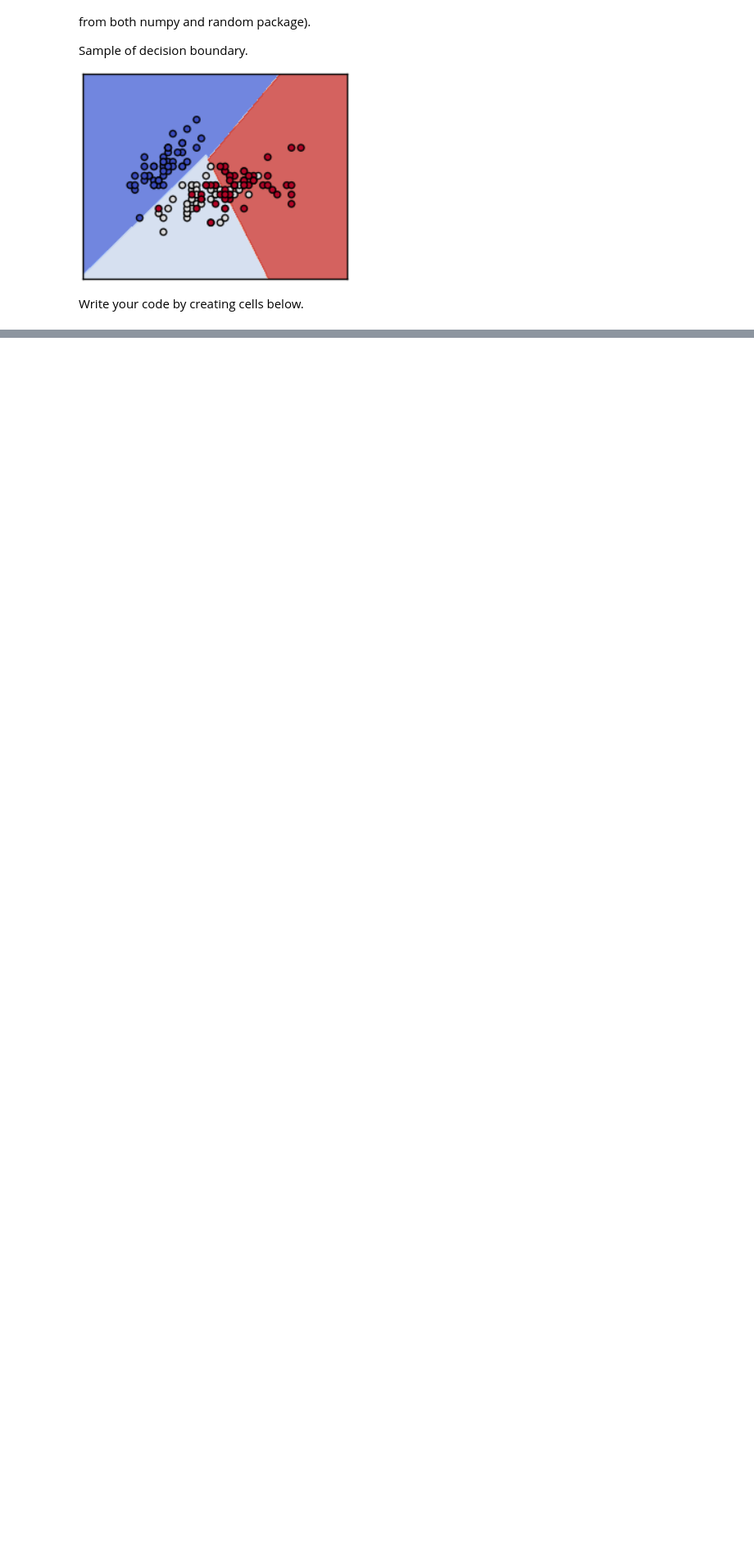
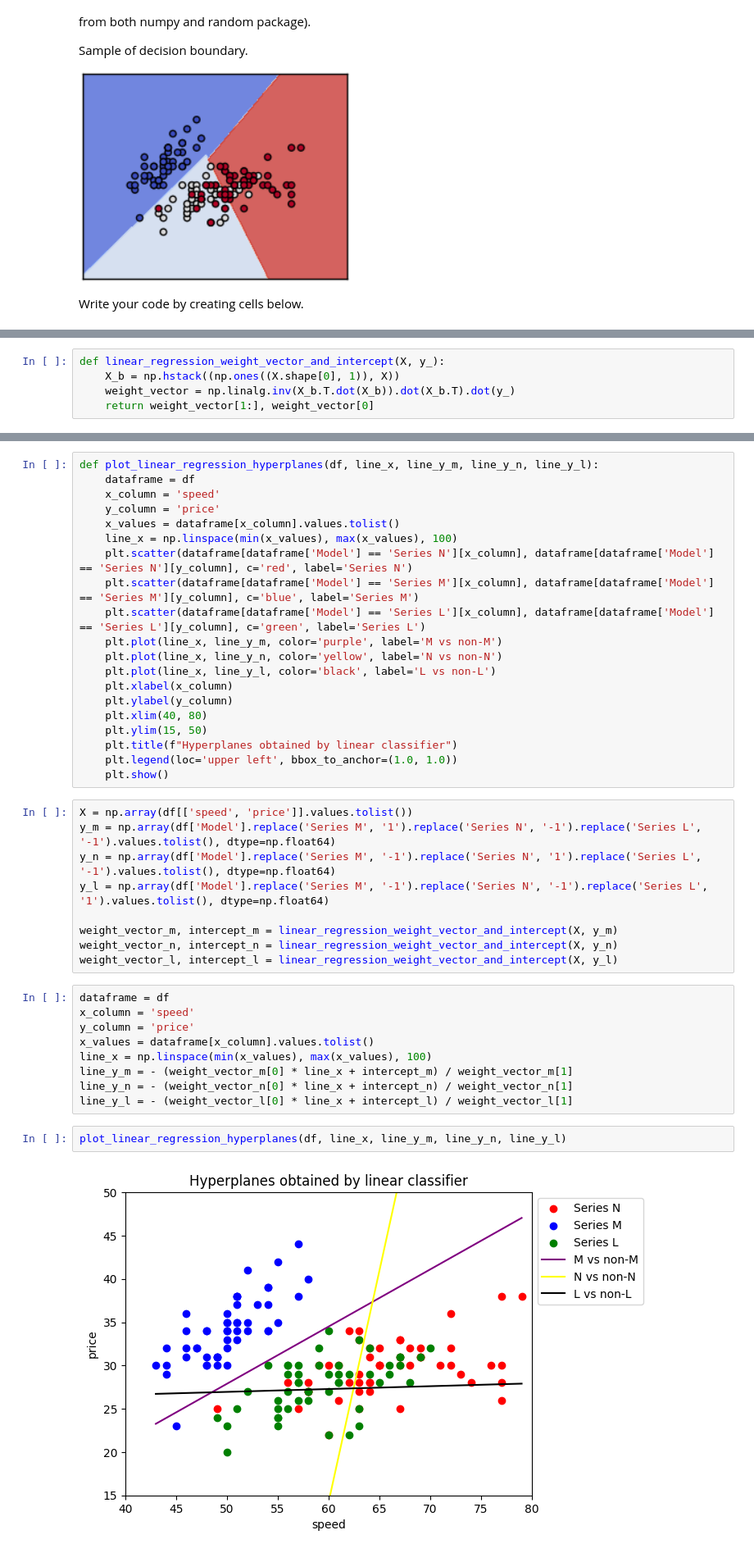
Before and after one commit to Aditya-Y-29/ML-Assignments, a Jupyter notebook: Assignment-2/ML24_CS503_Lab2_Classification.ipynb, the cells around one changed output, grey strips where cells are left out. Shown at 82% size. Saved outputs shown, nothing was run; the diff lists cells and outputs as text; blank space fills up the shorter version.

```diff
--- a/Assignment-2/ML24_CS503_Lab2_Classification.ipynb
+++ b/Assignment-2/ML24_CS503_Lab2_Classification.ipynb
@@ -81,0 +130,5 @@ Write your code by creating cells below.
+# %%
+def linear_regression_weight_vector_and_intercept(X, y_):
+    X_b = np.hstack((np.ones((X.shape[0], 1)), X))
+    weight_vector = np.linalg.inv(X_b.T.dot(X_b)).dot(X_b.T).dot(y_)
+    return weight_vector[1:], weight_vector[0]
@@ -81,0 +139,42 @@ Write your code by creating cells below.
+# %%
+def plot_linear_regression_hyperplanes(df, line_x, line_y_m, line_y_n, line_y_l):
+    dataframe = df
+    x_column = 'speed'
+    y_column = 'price'
+    x_values = dataframe[x_column].values.tolist()
+    line_x = np.linspace(min(x_values), max(x_values), 100)
+    plt.scatter(dataframe[dataframe['Model'] == 'Series N'][x_column], dataframe[dataframe['Model'] == 'Series N'][y_column], c='red', label='Series N')
+    plt.scatter(dataframe[dataframe['Model'] == 'Series M'][x_column], dataframe[dataframe['Model'] == 'Series M'][y_column], c='blue', label='Series M')
+    plt.scatter(dataframe[dataframe['Model'] == 'Series L'][x_column], dataframe[dataframe['Model'] == 'Series L'][y_column], c='green', label='Series L')
+    plt.plot(line_x, line_y_m, color='purple', label='M vs non-M')
+    plt.plot(line_x, line_y_n, color='yellow', label='N vs non-N')
+    plt.plot(line_x, line_y_l, color='black', label='L vs non-L')
+    plt.xlabel(x_column)
+    plt.ylabel(y_column)
+    plt.xlim(40, 80)
+    plt.ylim(15, 50)
+    plt.title(f"Hyperplanes obtained by linear classifier")
+    plt.legend(loc='upper left', bbox_to_anchor=(1.0, 1.0))
+    plt.show()
+# %%
+X = np.array(df[['speed', 'price']].values.tolist())
+y_m = np.array(df['Model'].replace('Series M', '1').replace('Series N', '-1').replace('Series L', '-1').values.tolist(), dtype=np.float64)
+y_n = np.array(df['Model'].replace('Series M', '-1').replace('Series N', '1').replace('Series L', '-1').values.tolist(), dtype=np.float64)
+y_l = np.array(df['Model'].replace('Series M', '-1').replace('Series N', '-1').replace('Series L', '1').values.tolist(), dtype=np.float64)
+
+weight_vector_m, intercept_m = linear_regression_weight_vector_and_intercept(X, y_m)
+weight_vector_n, intercept_n = linear_regression_weight_vector_and_intercept(X, y_n)
+weight_vector_l, intercept_l = linear_regression_weight_vector_and_intercept(X, y_l)
+# %%
+dataframe = df
+x_column = 'speed'
+y_column = 'price'
+x_values = dataframe[x_column].values.tolist()
+line_x = np.linspace(min(x_values), max(x_values), 100)
+line_y_m = - (weight_vector_m[0] * line_x + intercept_m) / weight_vector_m[1]
+line_y_n = - (weight_vector_n[0] * line_x + intercept_n) / weight_vector_n[1]
+line_y_l = - (weight_vector_l[0] * line_x + intercept_l) / weight_vector_l[1]
+# %%
+plot_linear_regression_hyperplanes(df, line_x, line_y_m, line_y_n, line_y_l)
+# %% [output]
+[figure, added]
```
Also changed, not shown: parts of 133 cells of this notebook.
